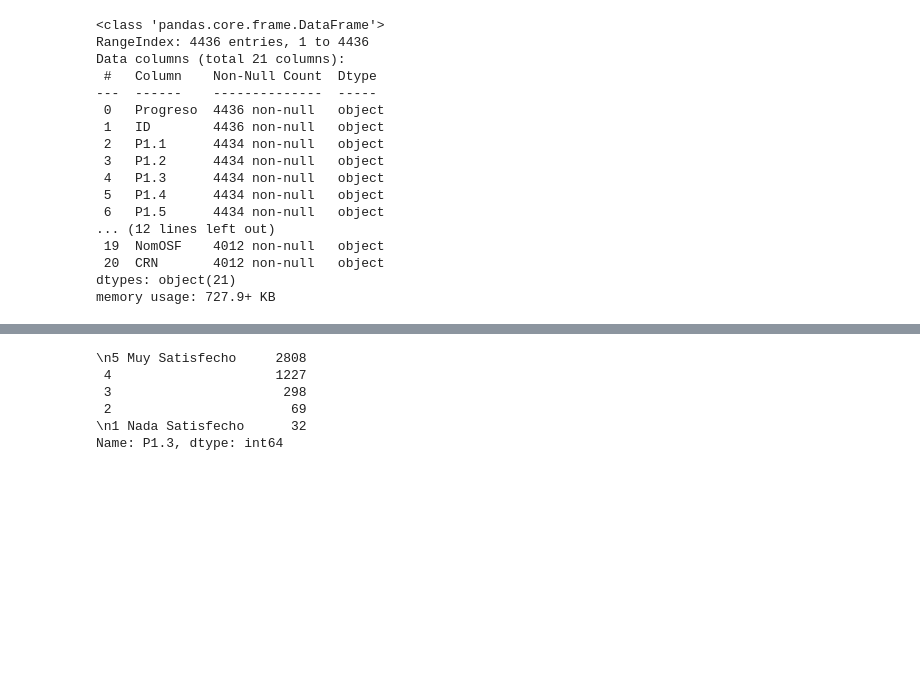
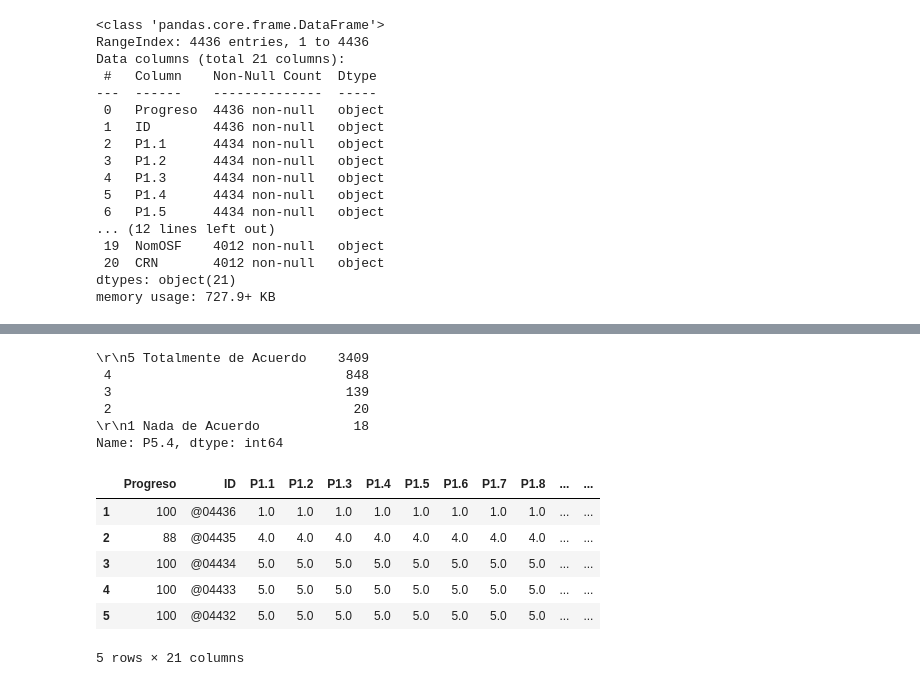
Before and after one commit to PameRuiz25/ActividadFormativaM2-Equipo2, a Jupyter notebook: proyecto1.ipynb, the cells around one changed output, grey strips where cells are left out. Cells and saved outputs as stored; diff of their text form; code cells hidden in the pictures; blank space fills up the shorter version.

```diff
--- a/proyecto1.ipynb
+++ b/proyecto1.ipynb
@@ -121,10 +121,35 @@ a
 3 rows × 21 columns
 # %%
-df["P1.3"].value_counts()
+df["P5.4"].value_counts()
 # %% [output]
-\n5 Muy Satisfecho     2808
- 4                     1227
- 3                      298
- 2                       69
-\n1 Nada Satisfecho      32
-Name: P1.3, dtype: int64
+\r\n5 Totalmente de Acuerdo    3409
+ 4                              848
+ 3                              139
+ 2                               20
+\r\n1 Nada de Acuerdo            18
+Name: P5.4, dtype: int64
+# %%
+df["P1.3"].value_counts()
+
+# Reemplazar valores de 5 y 1 en todas las columnas
+for i in df:
+    df[i] =df[i].replace({
+    "\r\n5 Totalmente de Acuerdo": 5,
+    "\r\n5 Muy Satisfecho": 5,
+    " 4": 4,
+    " 3": 3,
+    " 2": 2,
+    "\r\n1 Nada Satisfecho": 1,
+    "\r\n1 Nada de Acuerdo": 1
+    })
+
+df["P1.3"].value_counts()
+df.head()
+# %% [output]
+|  | Progreso | ID | P1.1 | P1.2 | P1.3 | P1.4 | P1.5 | P1.6 | P1.7 | P1.8 | ... | ... |
+| 1 | 100 | @04436 | 1.0 | 1.0 | 1.0 | 1.0 | 1.0 | 1.0 | 1.0 | 1.0 | ... | ... |
+| 2 | 88 | @04435 | 4.0 | 4.0 | 4.0 | 4.0 | 4.0 | 4.0 | 4.0 | 4.0 | ... | ... |
+| 3 | 100 | @04434 | 5.0 | 5.0 | 5.0 | 5.0 | 5.0 | 5.0 | 5.0 | 5.0 | ... | ... |
+| 4 | 100 | @04433 | 5.0 | 5.0 | 5.0 | 5.0 | 5.0 | 5.0 | 5.0 | 5.0 | ... | ... |
+| 5 | 100 | @04432 | 5.0 | 5.0 | 5.0 | 5.0 | 5.0 | 5.0 | 5.0 | 5.0 | ... | ... |
+5 rows × 21 columns
```
Also changed, not shown: parts of 4 cells of this notebook.
